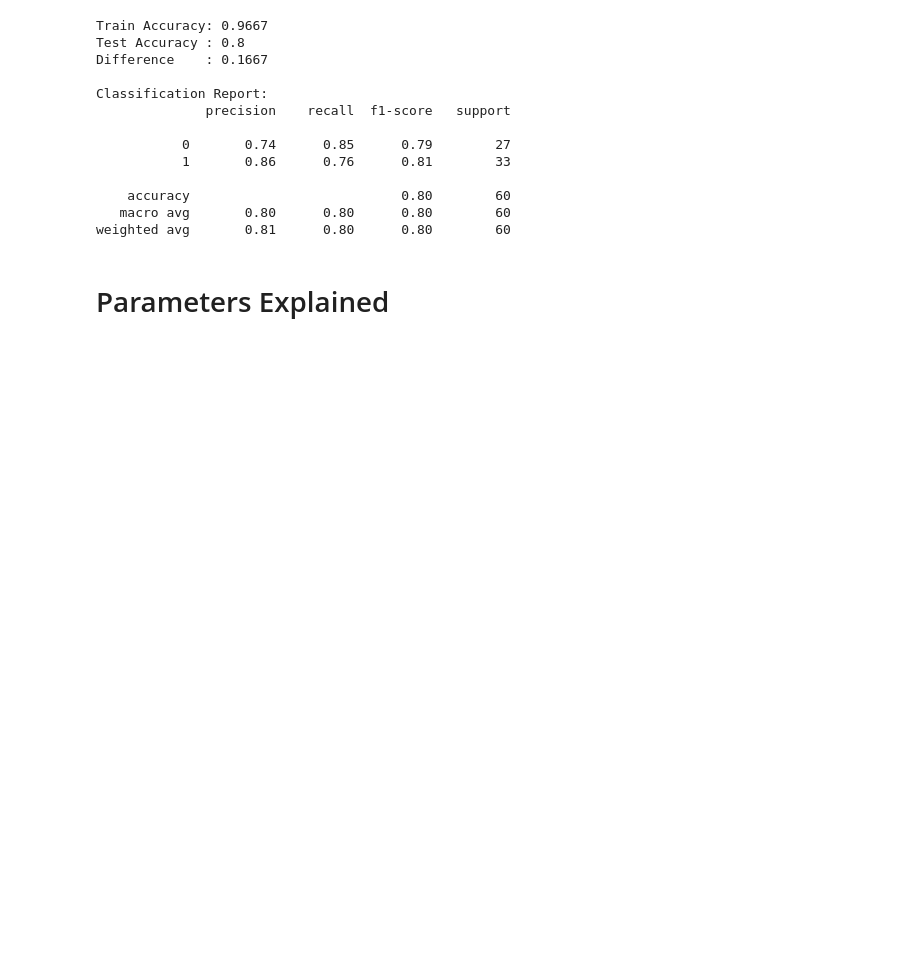
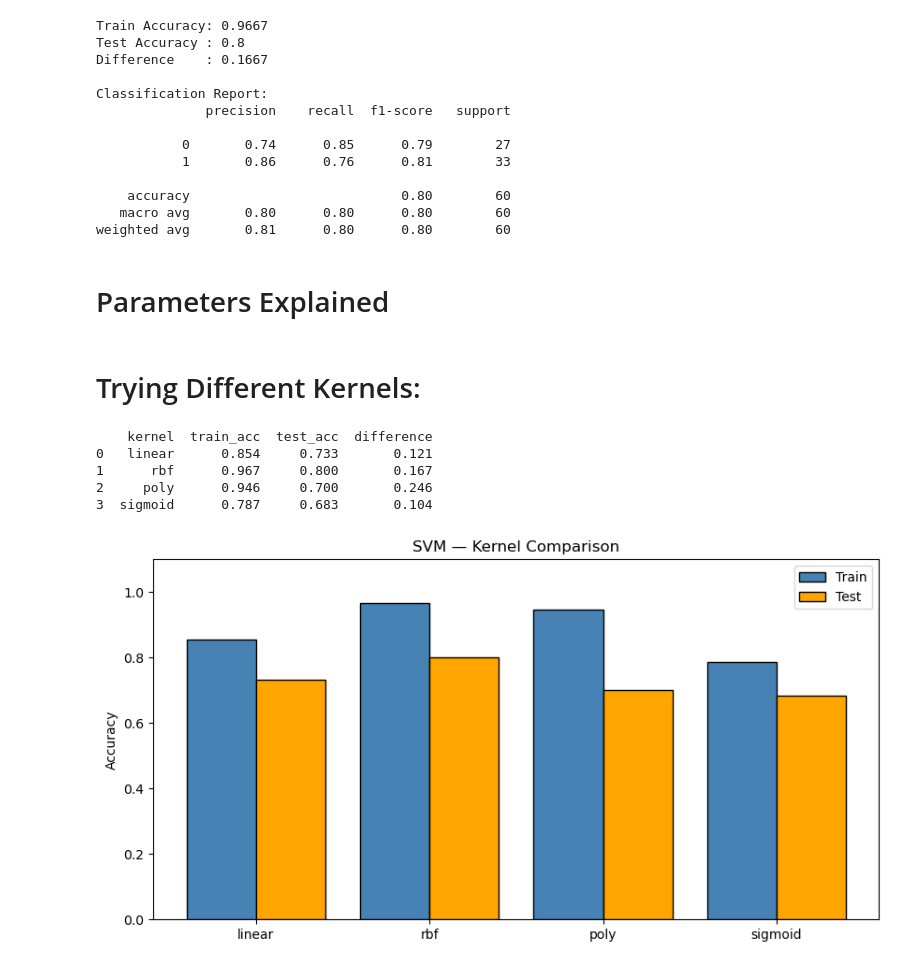
Before and after one commit to ashabakshi/ML_Learning_Clear_basics-, a Jupyter notebook: 07_SVM/07_Svm.ipynb, the cells around one changed output. Cells and saved outputs as stored; diff of their text form; code cells hidden in the pictures; blank space fills up the shorter version.

```diff
--- a/07_SVM/07_Svm.ipynb
+++ b/07_SVM/07_Svm.ipynb
@@ -280,3 +280,52 @@ True  → model.predict_proba() enabled
         (gives probabilities like other models)
 
 Always set True if you need probabilities! ✅
+# %% [markdown]
+# Trying Different Kernels:
+# %%
+kernels = ["linear", "rbf", "poly", "sigmoid"]
+results = []
+
+for k in kernels:
+    svm = SVC(kernel=k,
+              probability=True,
+              random_state=42)
+    svm.fit(X_train_scaled, y_train)
+
+    train_a = accuracy_score(y_train,
+              svm.predict(X_train_scaled))
+    test_a  = accuracy_score(y_test,
+              svm.predict(X_test_scaled))
+
+    results.append({
+        "kernel"      : k,
+        "train_acc"   : round(train_a, 3),
+        "test_acc"    : round(test_a, 3),
+        "difference"  : round(train_a-test_a, 3)
+    })
+
+results_df = pd.DataFrame(results)
+print(results_df)
+
+# plot
+plt.figure(figsize=(10, 5))
+x = range(len(kernels))
+plt.bar([i-0.2 for i in x], results_df["train_acc"],
+        width=0.4, label="Train",
+        color="steelblue", edgecolor="black")
+plt.bar([i+0.2 for i in x], results_df["test_acc"],
+        width=0.4, label="Test",
+        color="orange", edgecolor="black")
+plt.xticks(x, kernels)
+plt.title("SVM — Kernel Comparison")
+plt.ylabel("Accuracy")
+plt.legend()
+plt.ylim([0, 1.1])
+plt.show()
+# %% [output]
+    kernel  train_acc  test_acc  difference
+0   linear      0.854     0.733       0.121
+1      rbf      0.967     0.800       0.167
+2     poly      0.946     0.700       0.246
+3  sigmoid      0.787     0.683       0.104
+[figure, added]
```
